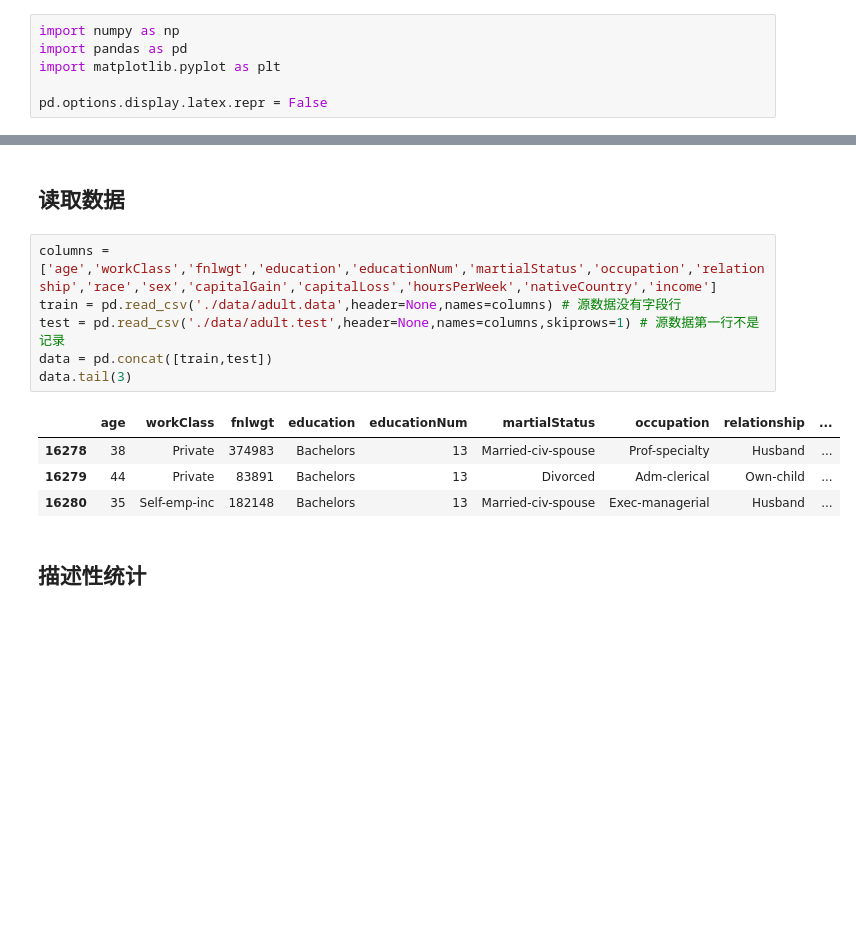
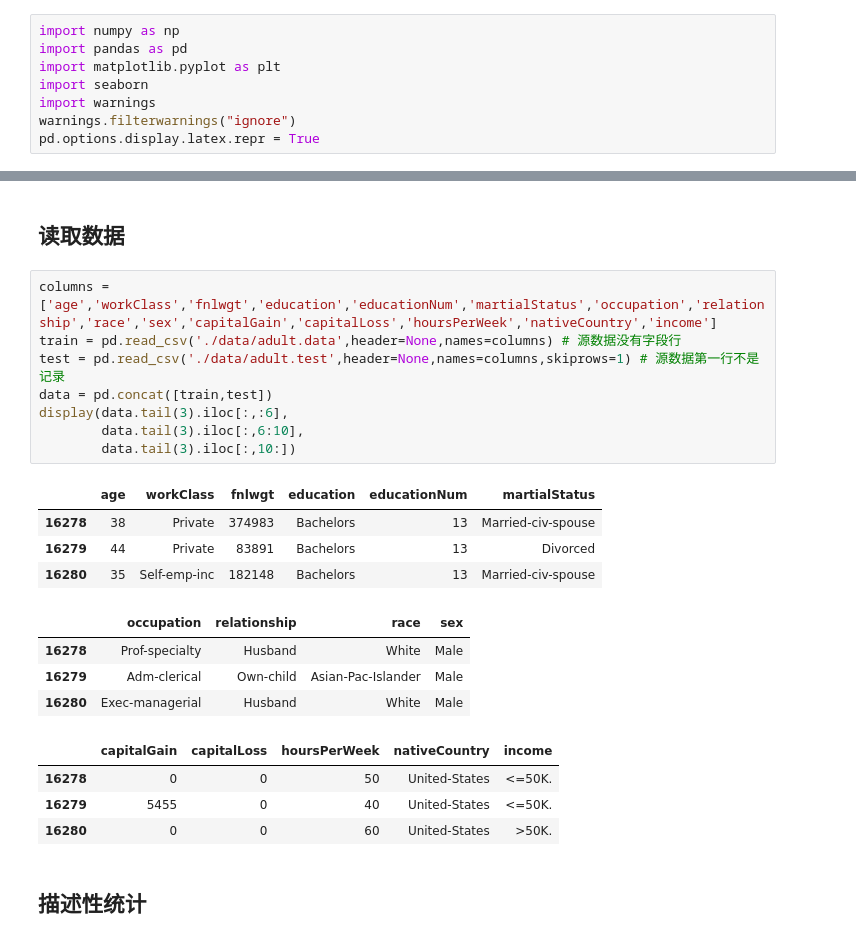
Before and after one commit to MarioZZJ/PM.SimLab-DM, a Jupyter notebook: L2-Classification.ipynb, the cells around one changed output, grey strips where cells are left out. Drawn from its saved outputs; the diff is of its cells as text; blank space fills up the shorter version.

```diff
--- a/L2-Classification.ipynb
+++ b/L2-Classification.ipynb
@@ -16,8 +16,10 @@
 import numpy as np
 import pandas as pd
 import matplotlib.pyplot as plt
-
-pd.options.display.latex.repr = False
+import seaborn
+import warnings
+warnings.filterwarnings("ignore")
+pd.options.display.latex.repr = True
 # %% [markdown]
 # 数据探索EDA
 
@@ -41,14 +43,24 @@ pd.options.display.latex.repr = False
 # %%
 columns = ['age','workClass','fnlwgt','education','educationNum','martialStatus','occupation','relationship','race','sex','capitalGain','capitalLoss','hoursPerWeek','nativeCountry','income']
 train = pd.read_csv('./data/adult.data',header=None,names=columns) # 源数据没有字段行
 test = pd.read_csv('./data/adult.test',header=None,names=columns,skiprows=1) # 源数据第一行不是记录
 data = pd.concat([train,test])
-data.tail(3)
+display(data.tail(3).iloc[:,:6],
+        data.tail(3).iloc[:,6:10],
+        data.tail(3).iloc[:,10:])
 # %% [output]
-|  | age | workClass | fnlwgt | education | educationNum | martialStatus | occupation | relationship | ... |
-| 16278 | 38 | Private | 374983 | Bachelors | 13 | Married-civ-spouse | Prof-specialty | Husband | ... |
-| 16279 | 44 | Private | 83891 | Bachelors | 13 | Divorced | Adm-clerical | Own-child | ... |
-| 16280 | 35 | Self-emp-inc | 182148 | Bachelors | 13 | Married-civ-spouse | Exec-managerial | Husband | ... |
+|  | age | workClass | fnlwgt | education | educationNum | martialStatus |
+| 16278 | 38 | Private | 374983 | Bachelors | 13 | Married-civ-spouse |
+| 16279 | 44 | Private | 83891 | Bachelors | 13 | Divorced |
+| 16280 | 35 | Self-emp-inc | 182148 | Bachelors | 13 | Married-civ-spouse |
+|  | occupation | relationship | race | sex |
+| 16278 | Prof-specialty | Husband | White | Male |
+| 16279 | Adm-clerical | Own-child | Asian-Pac-Islander | Male |
+| 16280 | Exec-managerial | Husband | White | Male |
+|  | capitalGain | capitalLoss | hoursPerWeek | nativeCountry | income |
+| 16278 | 0 | 0 | 50 | United-States | <=50K. |
+| 16279 | 5455 | 0 | 40 | United-States | <=50K. |
+| 16280 | 0 | 0 | 60 | United-States | >50K. |
 # %% [markdown]
 ## 描述性统计
 # %%
```
Also changed, not shown: parts of 75 cells of this notebook, 2 other files.
